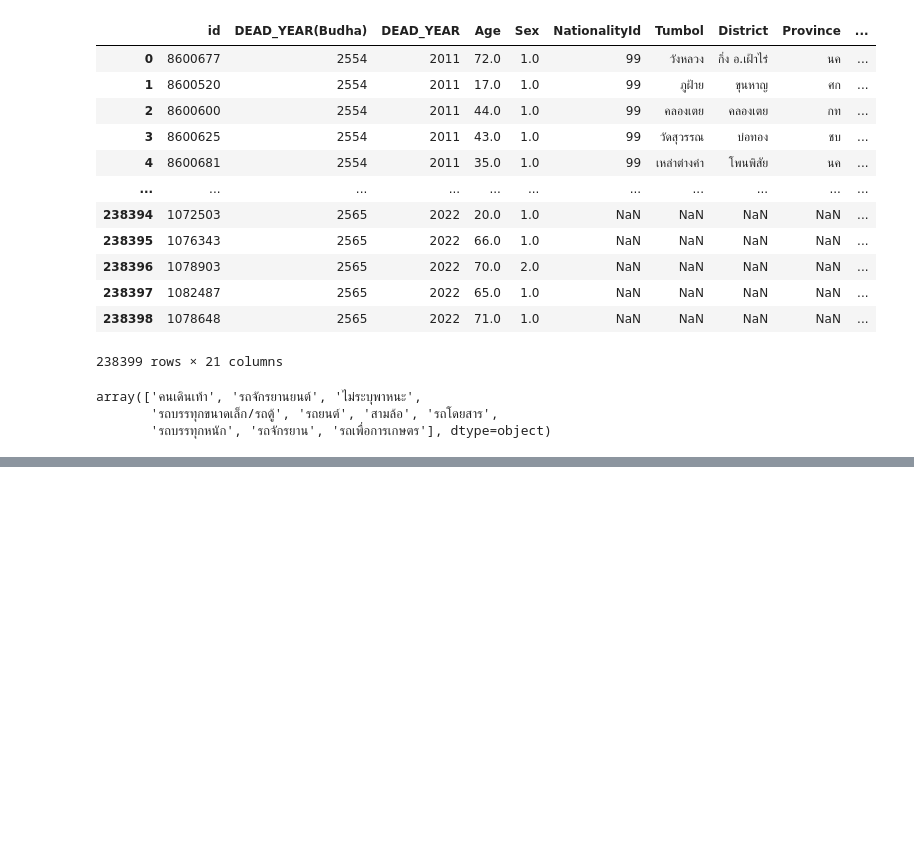
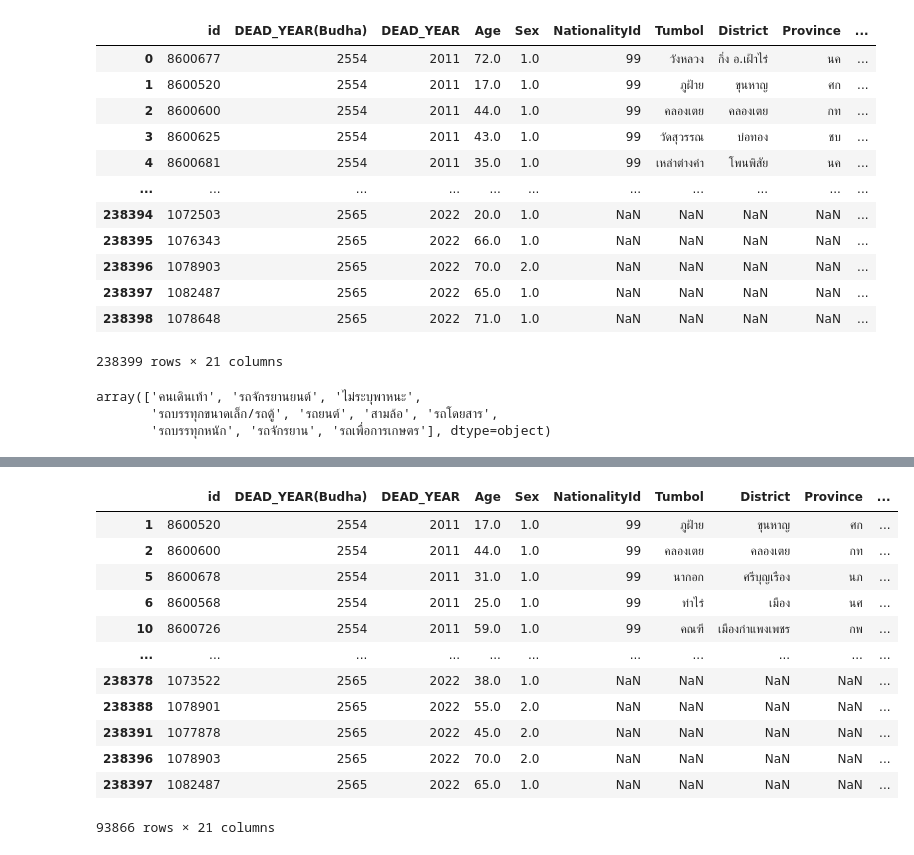
Before and after one commit to Pxngpond99/dashborad_with_my_team, a Jupyter notebook: data_analize.ipynb, the cells around one changed output, grey strips where cells are left out. Saved outputs shown, nothing was run; the diff lists cells and outputs as text; code cells hidden in the pictures; blank space fills up the shorter version.

```diff
--- a/data_analize.ipynb
+++ b/data_analize.ipynb
@@ -24,0 +42,17 @@ array(['คนเดินเท้า', 'รถจักรยานยนต
+# %%
+motorcycle = df[df["Vehicle"].str.contains("รถจักรยานยนต์")]
+motorcycle
+# %% [output]
+|  | id | DEAD_YEAR(Budha) | DEAD_YEAR | Age | Sex | NationalityId | Tumbol | District | Province | ... |
+| 1 | 8600520 | 2554 | 2011 | 17.0 | 1.0 | 99 | ภูฝ้าย | ขุนหาญ | ศก | ... |
+| 2 | 8600600 | 2554 | 2011 | 44.0 | 1.0 | 99 | คลองเตย | คลองเตย | กท | ... |
+| 5 | 8600678 | 2554 | 2011 | 31.0 | 1.0 | 99 | นากอก | ศรีบุญเรือง | นภ | ... |
+| 6 | 8600568 | 2554 | 2011 | 25.0 | 1.0 | 99 | ท่าไร่ | เมือง | นศ | ... |
+| 10 | 8600726 | 2554 | 2011 | 59.0 | 1.0 | 99 | คณฑี | เมืองกำแพงเพชร | กพ | ... |
+| ... | ... | ... | ... | ... | ... | ... | ... | ... | ... | ... |
+| 238378 | 1073522 | 2565 | 2022 | 38.0 | 1.0 | NaN | NaN | NaN | NaN | ... |
+| 238388 | 1078901 | 2565 | 2022 | 55.0 | 2.0 | NaN | NaN | NaN | NaN | ... |
+| 238391 | 1077878 | 2565 | 2022 | 45.0 | 2.0 | NaN | NaN | NaN | NaN | ... |
+| 238396 | 1078903 | 2565 | 2022 | 70.0 | 2.0 | NaN | NaN | NaN | NaN | ... |
+| 238397 | 1082487 | 2565 | 2022 | 65.0 | 1.0 | NaN | NaN | NaN | NaN | ... |
+93866 rows × 21 columns
```
Also changed, not shown: parts of 9 cells of this notebook.
